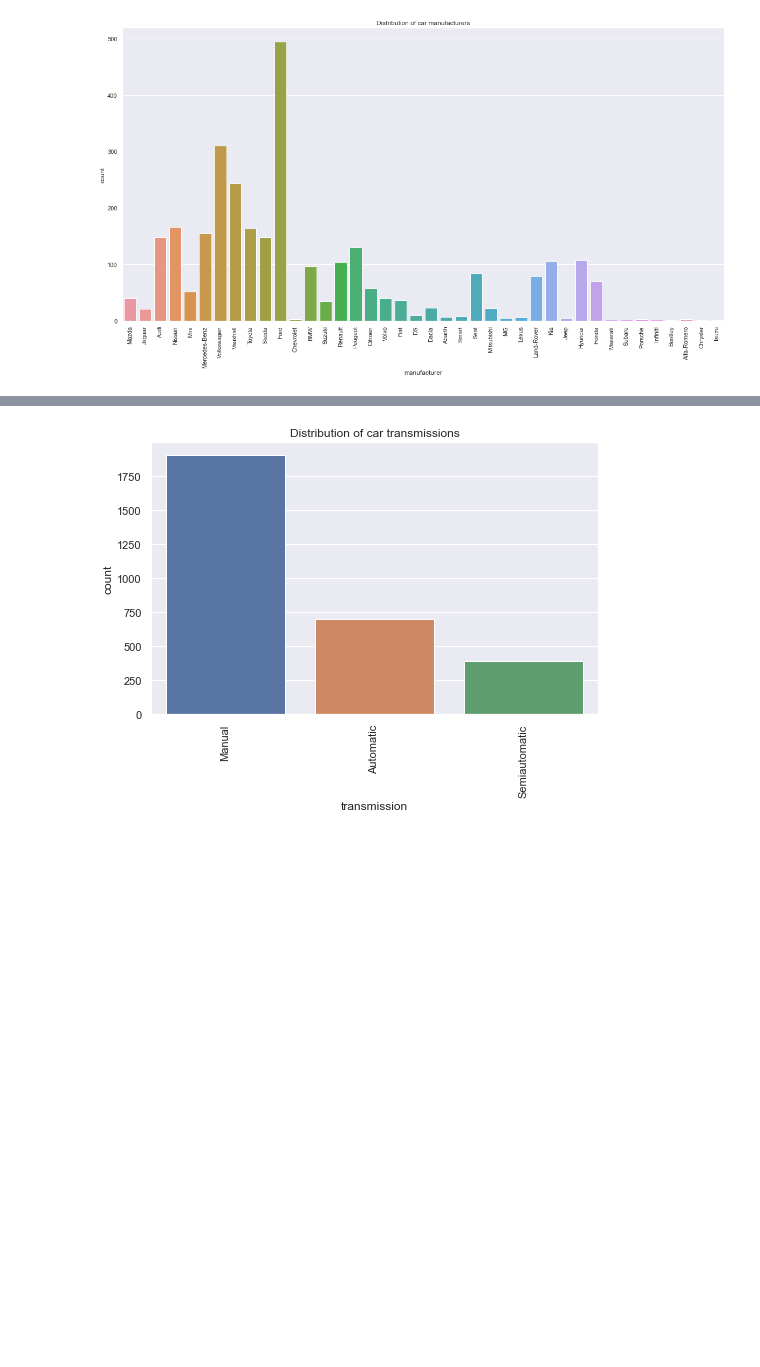
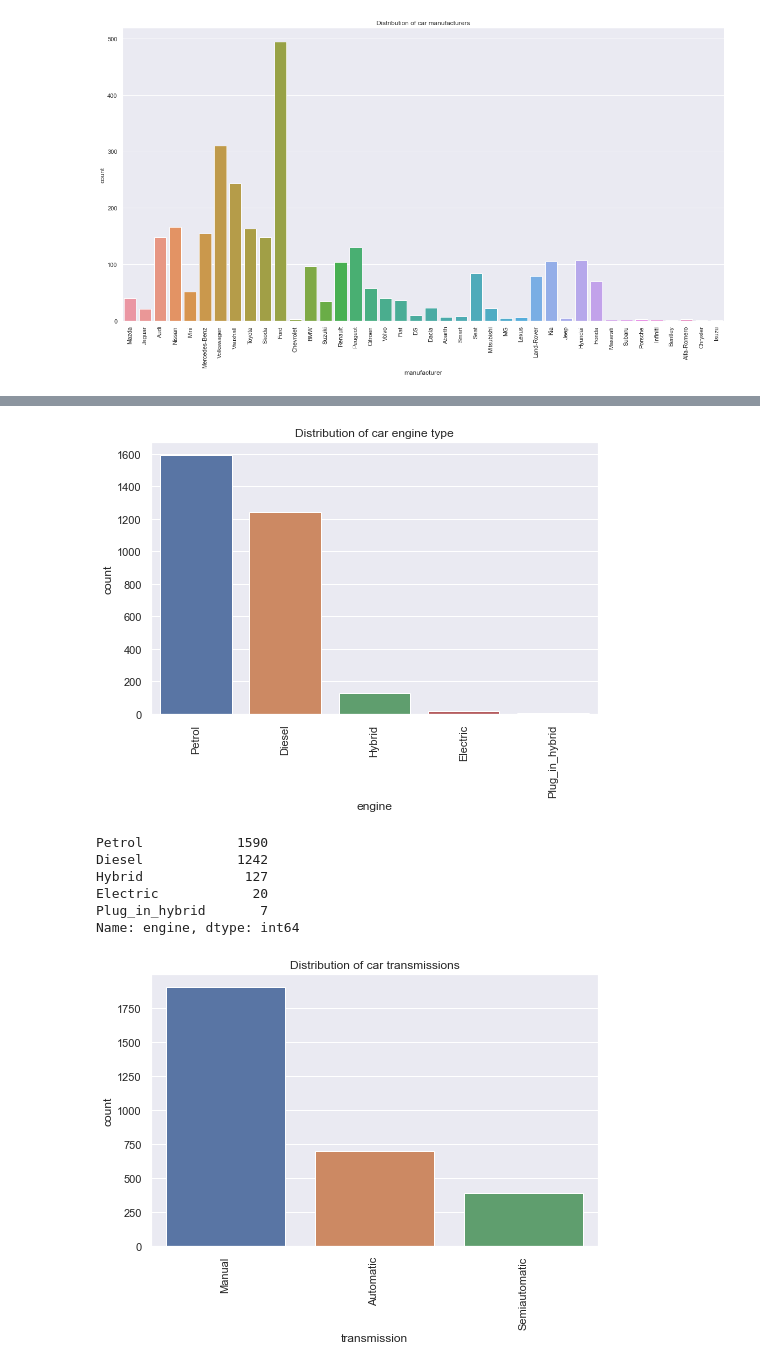
Before and after one commit to VictorUmunna/Car-Price-Prediction, a Jupyter notebook: exploratory_analysis.ipynb, the cells around one changed output, grey strips where cells are left out. Cells and saved outputs as stored; diff of their text form; code cells hidden in the pictures; blank space fills up the shorter version.

```diff
--- a/exploratory_analysis.ipynb
+++ b/exploratory_analysis.ipynb
@@ -110,3 +145,22 @@ Name: manufacturer, dtype: int64
+# %%
+#count of cars by engine
+fig = plt.figure(figsize=(8, 5))
+sns.countplot(data.engine);
+plt.title("Distribution of car engine type")
+plt.xticks(rotation=90);
+plt.savefig('distribution-of-car-engine-type.png')
+# %% [output]
+[figure, added]
+# %%
+# numbers of cars with the different engine types
+data.engine.value_counts()
+# %% [output]
+Petrol            1590
+Diesel            1242
+Hybrid             127
+Electric            20
+Plug_in_hybrid       7
+Name: engine, dtype: int64
 # %%
 #count of cars by transmission
 fig = plt.figure(figsize=(8, 5))
```
Also changed, not shown: parts of 6 cells of this notebook, 2 other files.
